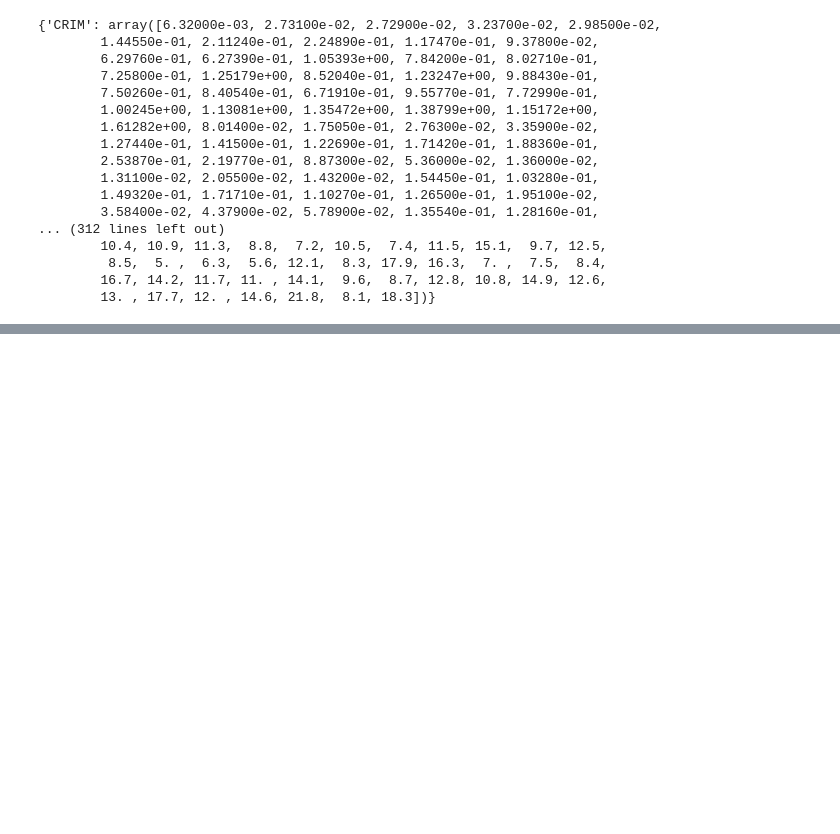
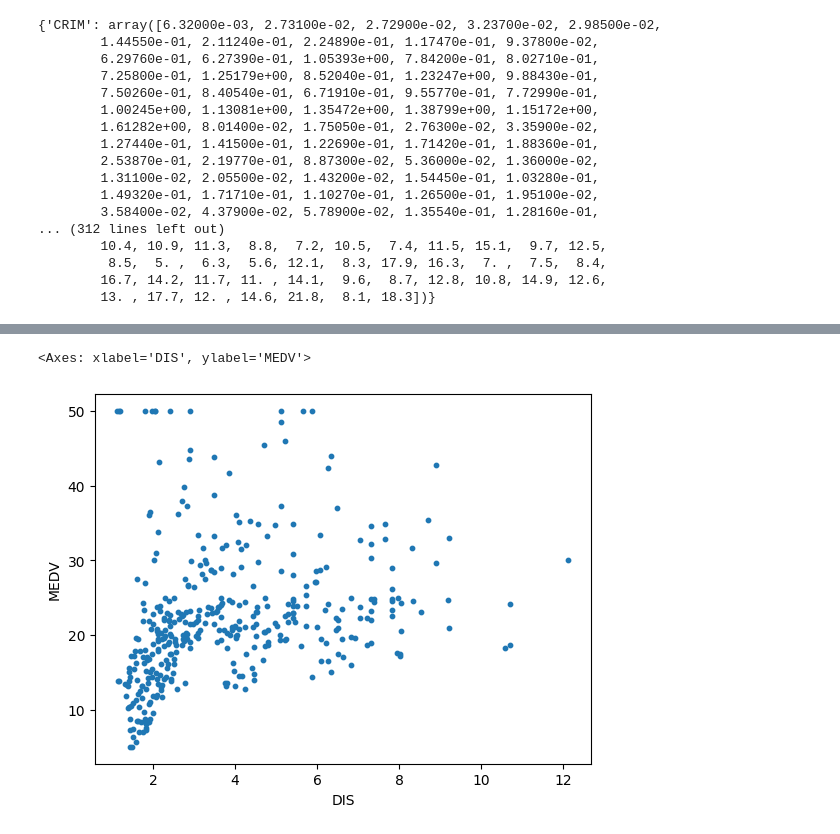
Before and after one commit to omkarpawar1430/Exploratory-Data-Analysis, a Jupyter notebook: Bostun Housing Data Set/bostun_housing_EDA.ipynb, the cells around one changed output, grey strips where cells are left out. Drawn from its saved outputs; the diff is of its cells as text; code cells hidden in the pictures; blank space fills up the shorter version.

```diff
--- a/Bostun Housing Data Set/bostun_housing_EDA.ipynb
+++ b/Bostun Housing Data Set/bostun_housing_EDA.ipynb
@@ -239,0 +273,5 @@ find_unique_values(df)
+# %%
+df.plot.scatter(x = "DIS", y = 'MEDV', s = 10)
+# %% [output]
+<Axes: xlabel='DIS', ylabel='MEDV'>
+[figure, added]
```
Also changed, not shown: parts of 8 cells of this notebook.
